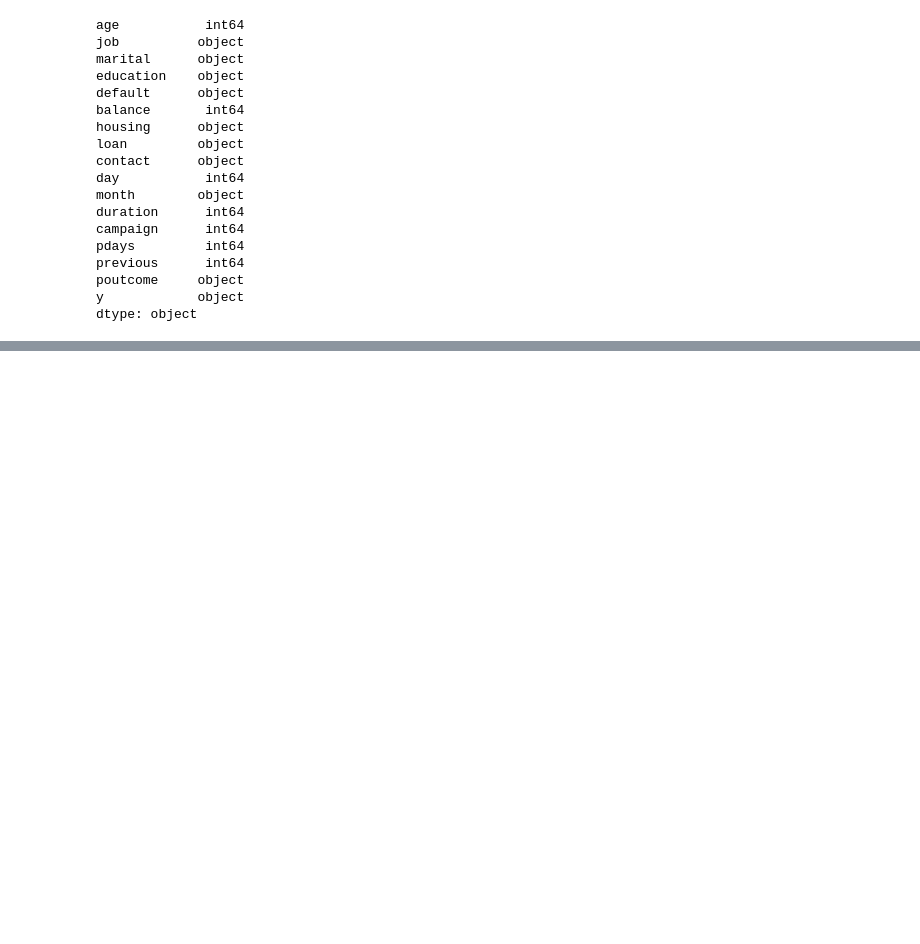
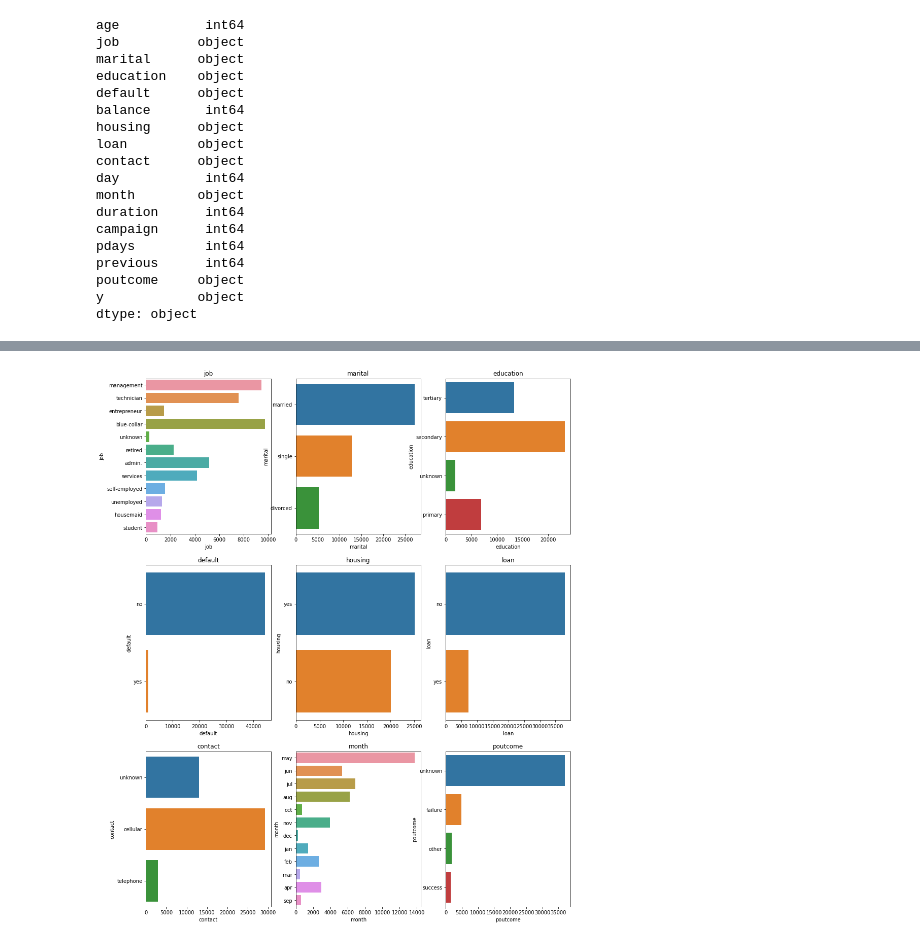
Before and after one commit to shwetaNayak19/Bank-Marketing-Effectiveness-Prediction, a Jupyter notebook: Bank_Marketing_Effectiveness_Prediction.ipynb, the cells around one changed output, grey strips where cells are left out. Saved outputs shown, nothing was run; the diff lists cells and outputs as text; code cells hidden in the pictures; blank space fills up the shorter version.

```diff
--- a/Bank_Marketing_Effectiveness_Prediction.ipynb
+++ b/Bank_Marketing_Effectiveness_Prediction.ipynb
@@ -181,0 +242,3 @@ dtype: object
+# %%
+#creating copy of dataset before working with it so that we can have original data untouched
+df = Bank_market_df.copy()
@@ -181,0 +294,3 @@ dtype: object
+# %%
+categorical_features=[feature for feature in df.columns if ((df[feature].dtypes=='O') & (feature not in ['y']))]
+categorical_features
@@ -181,0 +337,13 @@ dtype: object
+# %%
+#check count on categorical features
+plt.figure(figsize=(15,80),facecolor='white')
+plotnumber = 1
+for categorical_feature in categorical_features:
+  ax = plt.subplot(12,3,plotnumber)
+  sns.countplot(y=categorical_feature,data=df)
+  plt.xlabel(categorical_feature)
+  plt.title(categorical_feature)
+  plotnumber+= 1
+plt.show()
+# %% [output]
+[figure, added]
```
Also changed, not shown: parts of 30 cells of this notebook.
